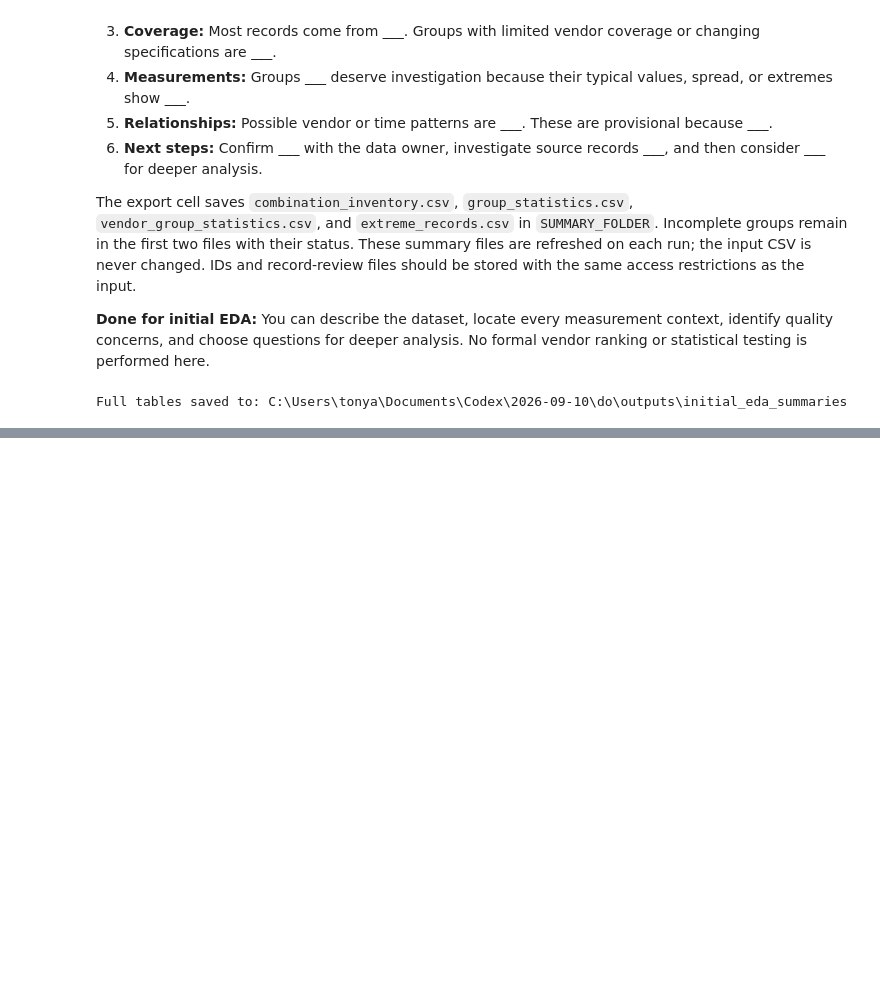
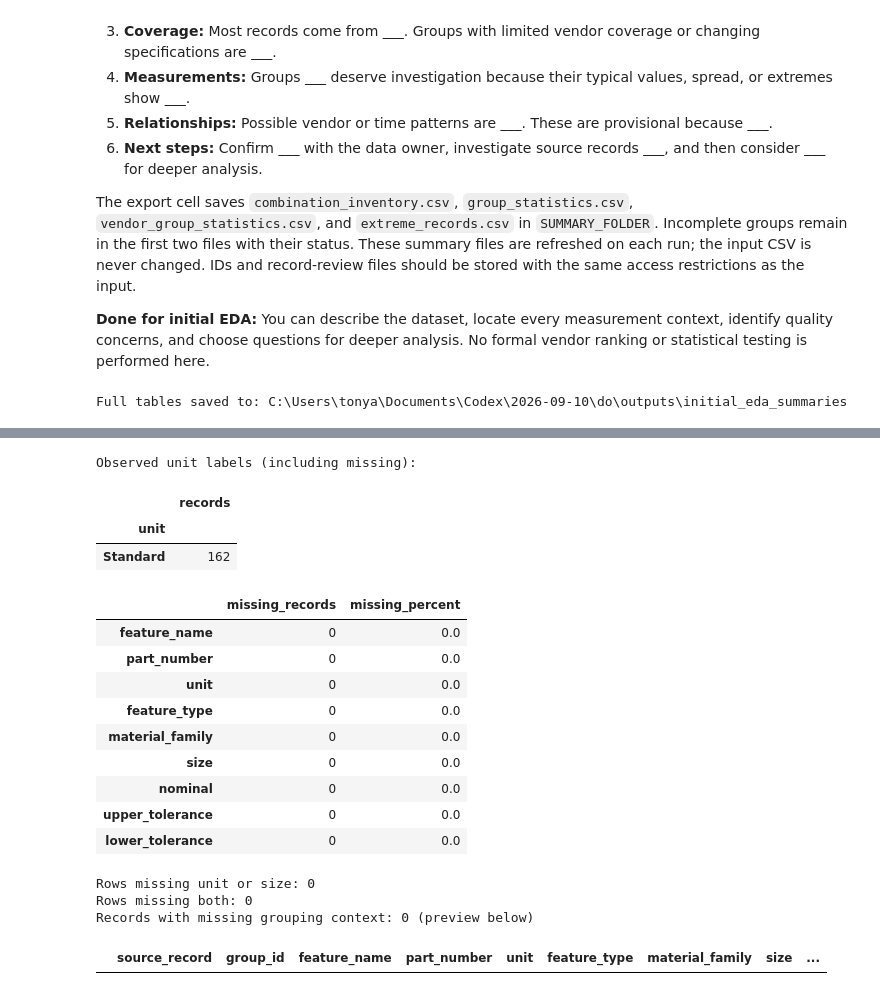
Before and after one commit to testcode851/Scripts, a Jupyter notebook: DSA/manufacturing_initial_eda_all_combinations.ipynb, the cells around one changed output, grey strips where cells are left out. Drawn from its saved outputs; the diff is of its cells as text; code cells hidden in the pictures; blank space fills up the shorter version.

```diff
--- a/DSA/manufacturing_initial_eda_all_combinations.ipynb
+++ b/DSA/manufacturing_initial_eda_all_combinations.ipynb
@@ -542,0 +641,36 @@ Full tables saved to: C:\Users\tonya\Documents\Codex\2026-09-10\do\outputs\initi
+# %%
+# Purpose: Show missing context and the records that need source clarification.
+print("Observed unit labels (including missing):")
+display(p2_data.unit.value_counts(dropna=False).rename("records").to_frame())
+p2_missing = p2_data[COMPARISON_KEYS].isna().sum().rename("missing_records").to_frame()
+p2_missing["missing_percent"] = 100 * p2_missing.missing_records / len(p2_data) if len(p2_data) else np.nan
+display(p2_missing)
+print("Rows missing unit or size:", int(p2_data[["unit", "size"]].isna().any(axis=1).sum()))
+print("Rows missing both:", int(p2_data[["unit", "size"]].isna().all(axis=1).sum()))
+
+p2_trace_columns = [c for c in ["actual", "vendor_id", "vendor_name", "serial_no", "work_order", "date"] if c in p2_data]
+p2_context_records = p2_data.loc[p2_data.context_missing, ["group_id"] + COMPARISON_KEYS + p2_trace_columns].copy()
+p2_context_records["missing_context_fields"] = p2_context_records.group_id.map(
+    group_summary.set_index("group_id").missing_context_fields)
+p2_context_records = p2_context_records.rename_axis("source_record").reset_index()
+print("Records with missing grouping context:", len(p2_context_records), "(preview below)")
+display(p2_context_records.head(TABLE_PREVIEW_ROWS))
+# %% [output]
+Observed unit labels (including missing):
+|  | records |
+| unit |  |
+| Standard | 162 |
+|  | missing_records | missing_percent |
+| feature_name | 0 | 0.0 |
+| part_number | 0 | 0.0 |
+| unit | 0 | 0.0 |
+| feature_type | 0 | 0.0 |
+| material_family | 0 | 0.0 |
+| size | 0 | 0.0 |
+| nominal | 0 | 0.0 |
+| upper_tolerance | 0 | 0.0 |
+| lower_tolerance | 0 | 0.0 |
+Rows missing unit or size: 0
+Rows missing both: 0
+Records with missing grouping context: 0 (preview below)
+|  | source_record | group_id | feature_name | part_number | unit | feature_type | material_family | size | ... |
```
Also changed, not shown: parts of 14 cells of this notebook.
